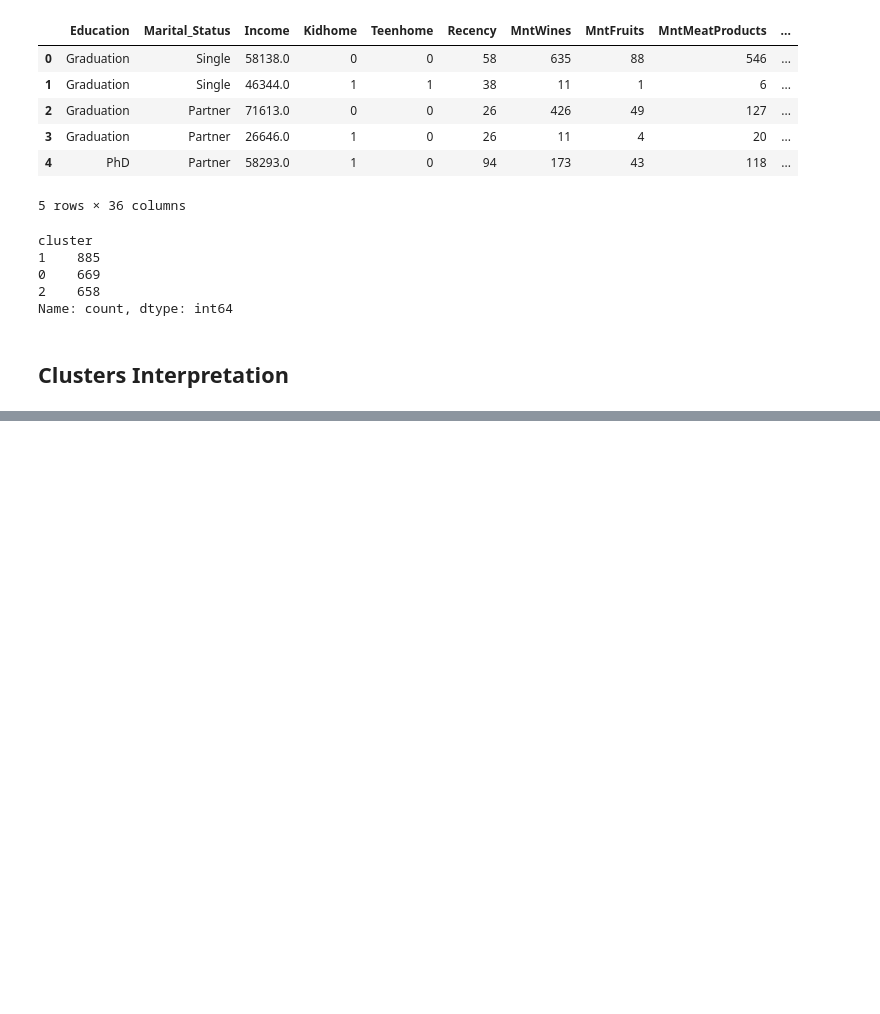
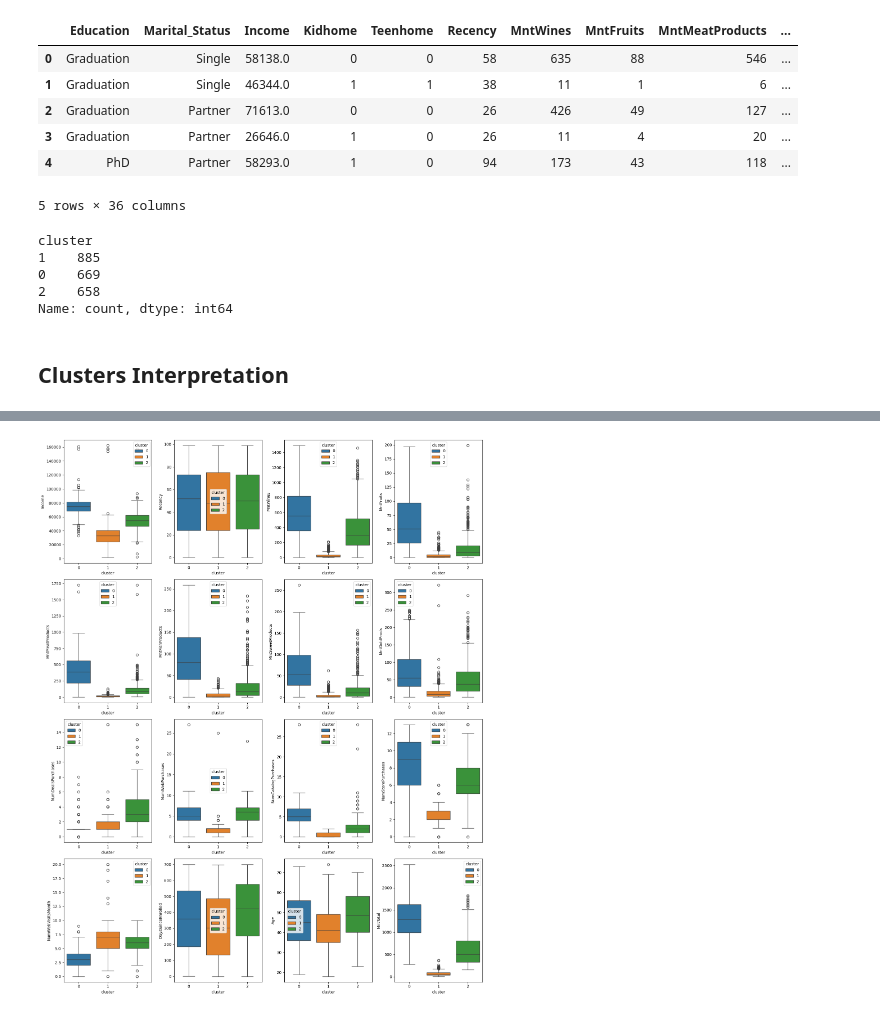
Before and after one commit to igornunespatricio/Clustering-Data-Analyst-iFood, a Jupyter notebook: notebooks/clustering.ipynb, the cells around one changed output, grey strips where cells are left out. Cells and saved outputs as stored; diff of their text form; code cells hidden in the pictures; blank space fills up the shorter version.

Commit message:
cluster analysis

```diff
--- a/notebooks/clustering.ipynb
+++ b/notebooks/clustering.ipynb
@@ -209,0 +240,29 @@ Name: count, dtype: int64
+# %%
+cols = [
+    'Income',
+    'Recency',
+    'MntWines',
+    'MntFruits',
+    'MntMeatProducts',
+    'MntFishProducts',
+    'MntSweetProducts',
+    'MntGoldProds',
+    'NumDealsPurchases',
+    'NumWebPurchases',
+    'NumCatalogPurchases',
+    'NumStorePurchases',
+    'NumWebVisitsMonth',
+    'DaysSinceEnrolled',
+    'Age',
+    'MntTotal',
+    'MntRegularProds',
+    'NumTotalPurchases'
+]
+ncols = 4
+nrows = len(cols) // ncols
+fig, axes = plt.subplots(nrows=nrows, ncols=ncols, figsize=(4*ncols, 5*nrows), tight_layout=True)
+
+for col, ax in zip(cols, axes.flatten()):
+    sns.boxplot(data=df_clustered, x='cluster', y=col, hue='cluster', ax=ax, fill=True, palette='tab10')
+# %% [output]
+[figure, added]
```
Also changed, not shown: parts of 3 cells of this notebook.
